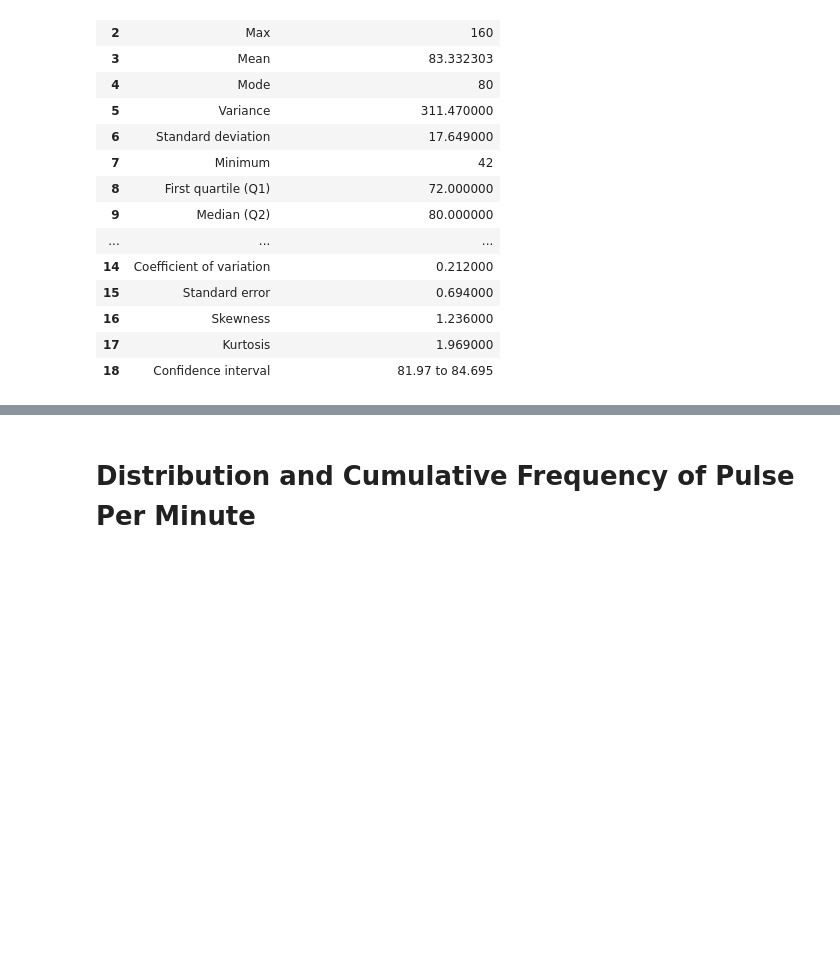
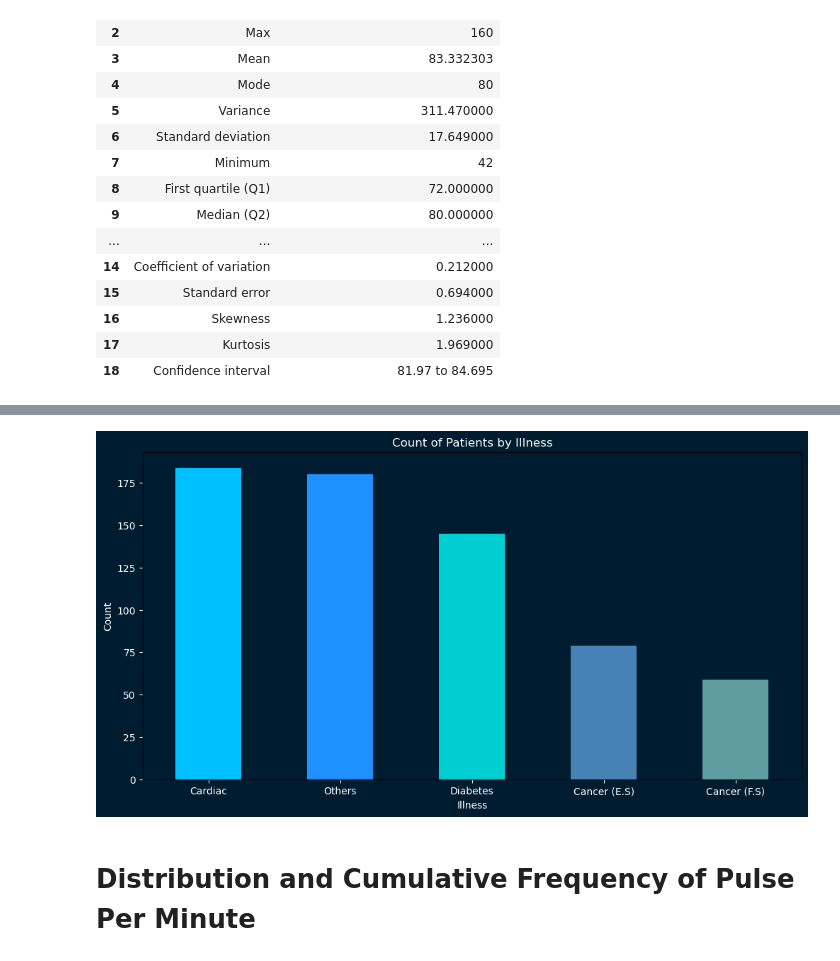
Before and after one commit to dataqueenai/Data-Visualization, a Jupyter notebook: DataVisualization.ipynb, the cells around one changed output, grey strips where cells are left out. Saved outputs shown, nothing was run; the diff lists cells and outputs as text; code cells hidden in the pictures; blank space fills up the shorter version.

```diff
--- a/DataVisualization.ipynb
+++ b/DataVisualization.ipynb
@@ -184,3 +209,7 @@ descriptive_statistics(pulse,'Pulse')
+# %%
+plot_bar_chart(pulse,'Illness')
+# %% [output]
+[figure, added]
 # %% [markdown]
 # Distribution and Cumulative Frequency of Pulse Per Minute
 # %%
```
Also changed, not shown: parts of 6 cells of this notebook.
